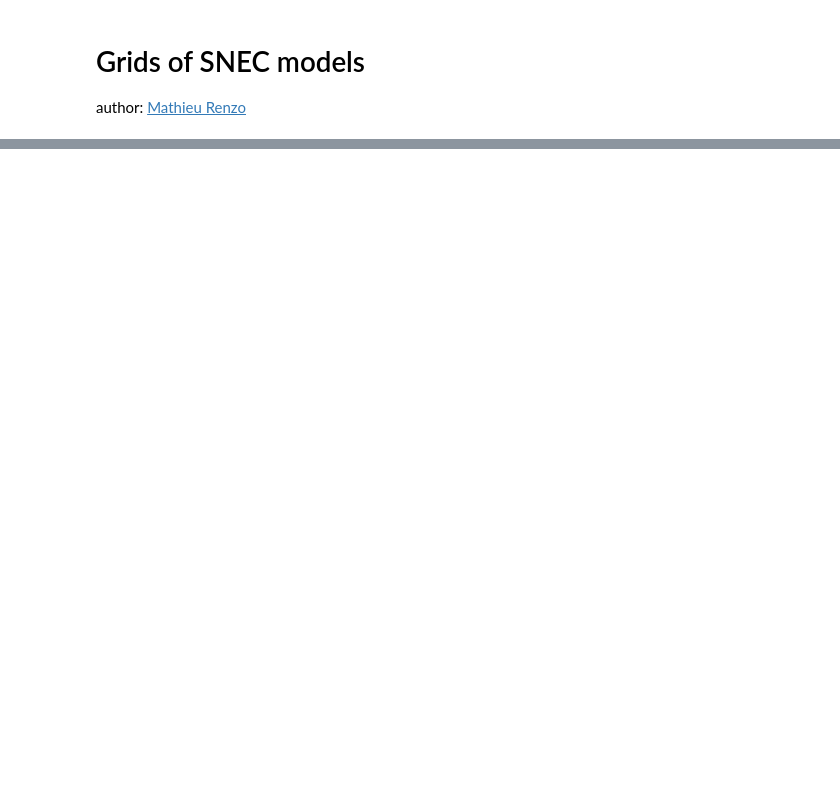
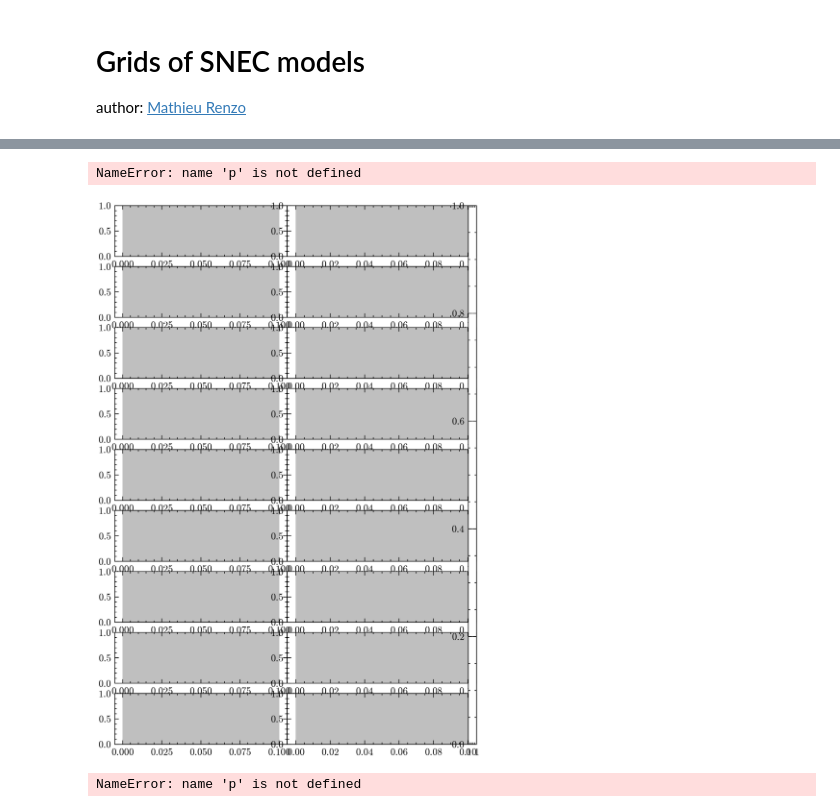
Before and after one commit to mathren/SNEC, a Jupyter notebook: scripts/SNEC_grids.ipynb, the cells around one changed output, grey strips where cells are left out. Cells and saved outputs as stored; diff of their text form; code cells hidden in the pictures; blank space fills up the shorter version.

```diff
--- a/scripts/SNEC_grids.ipynb
+++ b/scripts/SNEC_grids.ipynb
@@ -65,0 +75,76 @@ ax.set_yscale('log')
+# %%
+fig = plt.figure(figsize=(20,30))
+gs = gridspec.GridSpec(9, 210)  # 16 rows, 2 cols of plots + colorbar
+axes = []
+for row in range(9):
+    ax_left = fig.add_subplot(gs[row, :100])
+    ax_right = fig.add_subplot(gs[row, 100:210])
+    axes.append(ax_left)
+    axes.append(ax_right)
+
+cax = fig.add_subplot(gs[:, 205:])
+
+bomb_spread = 0.1 *u.Msun #  see parameters file
+
+# for i, ax in enumerate(axes):
+#     ax.text(0.5, 0.5, i)
+
+s15 = "/home/mrenzo/Runs/SNEC_grid/15Msun_progenitor/" # 30Msun_VdJNL/"
+models15 = sorted(glob.glob(s15+"*.*/"), key=get_energy_from_folder)
+# print(len(models15), models15)
+for j, m in enumerate(models15):
+    ax = axes[2*j]
+    ax.axvspan(xmin=xmin.value, xmax=bomb_spread.value, alpha=0.5, color="#808080")
+    try:
+        outfile = m+'Data/mass.xg'
+        times = get_times(outfile)
+        # times = [times[0], times[int(len(times)/2.)], times[-1]]
+        for i, t in enumerate(times):
+            xmin = min(m.to(u.Msun))
+            print(t.to(u.h))
+            if t.to(u.h) >= tmax: break
+            m, r, p = plot_mass_radius(t, outfile, ax=ax, alpha=0.5, # s=10*(1+i),
+                                       # c=colors[j],
+                                       # ls = linestyles[j],
+                                       label=f"{t.to(u.h).value:.1f}", vmin=0, vmax=tmax.value)
+    except:
+        print("FAILED")
+        pass
+
+s30 = "/home/mrenzo/Runs/SNEC_grid/s30VdJNL_0.33/"
+models30 = sorted(glob.glob(s30+"*.*/"), key=get_energy_from_folder)
+# print(len(models30), models30)
+for j, m in enumerate(models30):
+    ax = axes[2*j+1]
+    ax.axvspan(xmin=xmin.value, xmax=bomb_spread.value, alpha=0.5, color="#808080")
+    try:
+        outfile = m+'Data/mass.xg'
+        times = get_times(outfile)
+        for i, t in enumerate(times):
+            xmin = min(m.to(u.Msun))
+            if t.to(u.h) >= tmax: break
+            m, r, p = plot_mass_radius(t, outfile, ax=ax, alpha=0.5, # s=10*(1+i),
+                                       # c=colors[j],
+                                       # ls = linestyles[j],
+                                       label=f"{t.to(u.h).value:.1f}", vmin=0, vmax=tmax.value)
+    except:
+        print("FAILED")
+        pass
+
+plt.colorbar(p, cax=cax)
+# ax.legend(frameon=True, ncol=2, columnspacing=0.5, handlelength=0.05, title="time [h]")
+
+for i, ax in enumerate(axes):
+    # ax.set_xlim(0, 5.0)
+    ax.set_yscale('log')
+    if (i%2 !=0): ax.set_yticklabels([])
+    if (i != 16) and (i !=17): ax.set_xticklabels([])
+
+axes[0].set_title(r"$15M_{\odot}$ RSG", size=30)
+axes[1].set_title(r"$30M_{\odot}$ WR", size=30)
+axes[16].set_xlabel(r"mass coordinate [$M_{\odot}$]")
+axes[17].set_xlabel(r"mass coordinate [$M_{\odot}$]")
+cax.set_ylabel(r"time [h]")
+# ax.set_xlabel(r"mass coordinate [$M_{\odot}$]")
+# ax.set_ylabel(r"radius [cm]") #(r"$\log_{10}(r/\mathrm{cm})$")
+# %% [output]
@@ -65,0 +169,3 @@ ax.set_yscale('log')
+NameError: name 'p' is not defined
+[figure, added]
+NameError: name 'p' is not defined
```
Also changed, not shown: parts of 7 cells of this notebook, 7 other files.
